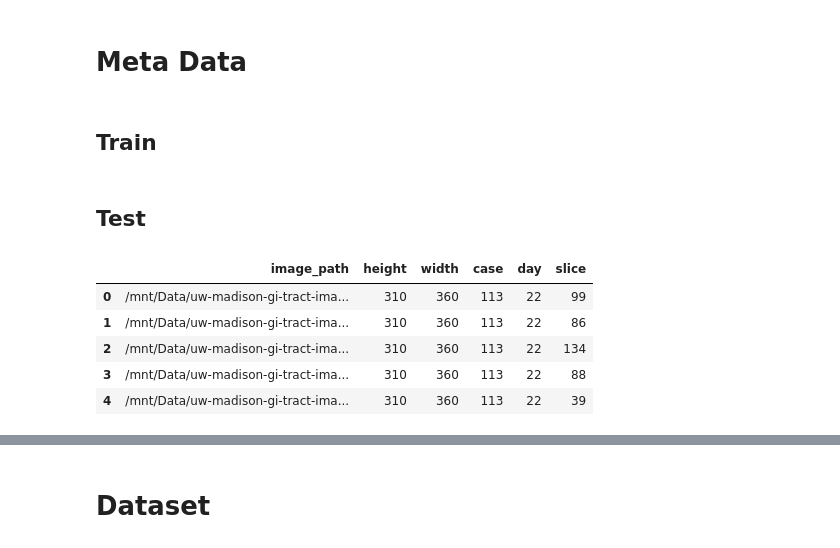
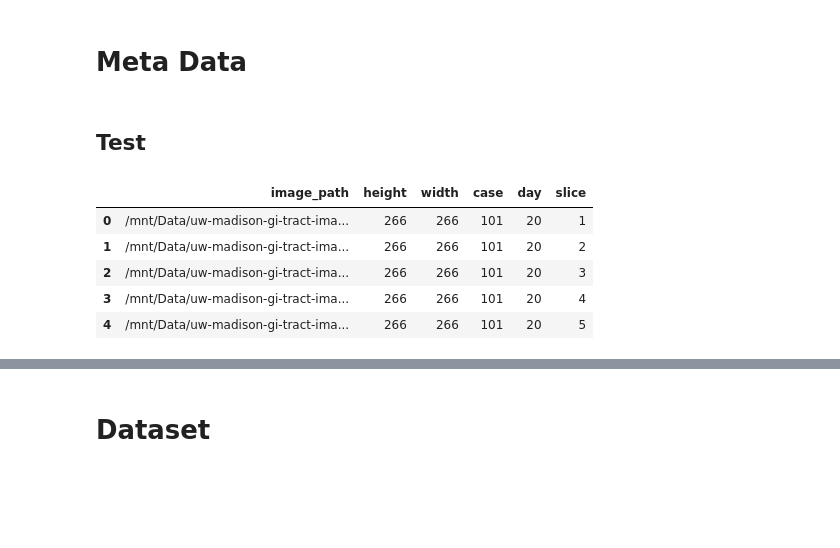
Before and after one commit to asebaq/uwmgi_comp, a Jupyter notebook: uwmgi-unet-infer-pytorch-ours.ipynb, the cells around one changed output, grey strips where cells are left out. Saved outputs shown, nothing was run; the diff lists cells and outputs as text; code cells hidden in the pictures; blank space fills up the shorter version.

Commit message:
Update train script

```diff
--- a/uwmgi-unet-infer-pytorch-ours.ipynb
+++ b/uwmgi-unet-infer-pytorch-ours.ipynb
@@ -201,3 +201 @@ BASE_PATH  = '/mnt/Data/uw-madison-gi-tract-image-segmentation/archive/'
 CKPT_DIR = './uwmgi-unet-train-pytorch-ds'
-# %% [markdown]
-## Train
@@ -226,19 +212,15 @@ else:
     sub_df = sub_df.drop(columns=['class','predicted']).drop_duplicates()
 sub_df = sub_df.progress_apply(get_metadata,axis=1)
 # %%
-if debug:
-    paths = glob(f'{BASE_PATH}/png/uw-madison-gi-tract-image-segmentation/train/**/*png',recursive=True)
-#     paths = sorted(paths)
-else:
-    paths = glob(f'{BASE_PATH}/png/uw-madison-gi-tract-image-segmentation/test/**/*png',recursive=True)
-#     paths = sorted(paths)
+paths = glob(f'{BASE_PATH}/train/**/*png',recursive=True)
+paths = sorted(paths)
 path_df = pd.DataFrame(paths, columns=['image_path'])
 path_df = path_df.progress_apply(path2info, axis=1)
 path_df.head()
 # %% [output]
 |  | image_path | height | width | case | day | slice |
-| 0 | /mnt/Data/uw-madison-gi-tract-ima... | 310 | 360 | 113 | 22 | 99 |
-| 1 | /mnt/Data/uw-madison-gi-tract-ima... | 310 | 360 | 113 | 22 | 86 |
-| 2 | /mnt/Data/uw-madison-gi-tract-ima... | 310 | 360 | 113 | 22 | 134 |
-| 3 | /mnt/Data/uw-madison-gi-tract-ima... | 310 | 360 | 113 | 22 | 88 |
-| 4 | /mnt/Data/uw-madison-gi-tract-ima... | 310 | 360 | 113 | 22 | 39 |
+| 0 | /mnt/Data/uw-madison-gi-tract-ima... | 266 | 266 | 101 | 20 | 1 |
+| 1 | /mnt/Data/uw-madison-gi-tract-ima... | 266 | 266 | 101 | 20 | 2 |
+| 2 | /mnt/Data/uw-madison-gi-tract-ima... | 266 | 266 | 101 | 20 | 3 |
+| 3 | /mnt/Data/uw-madison-gi-tract-ima... | 266 | 266 | 101 | 20 | 4 |
+| 4 | /mnt/Data/uw-madison-gi-tract-ima... | 266 | 266 | 101 | 20 | 5 |
```
Also changed, not shown: parts of 17 cells of this notebook, 6 other files.
